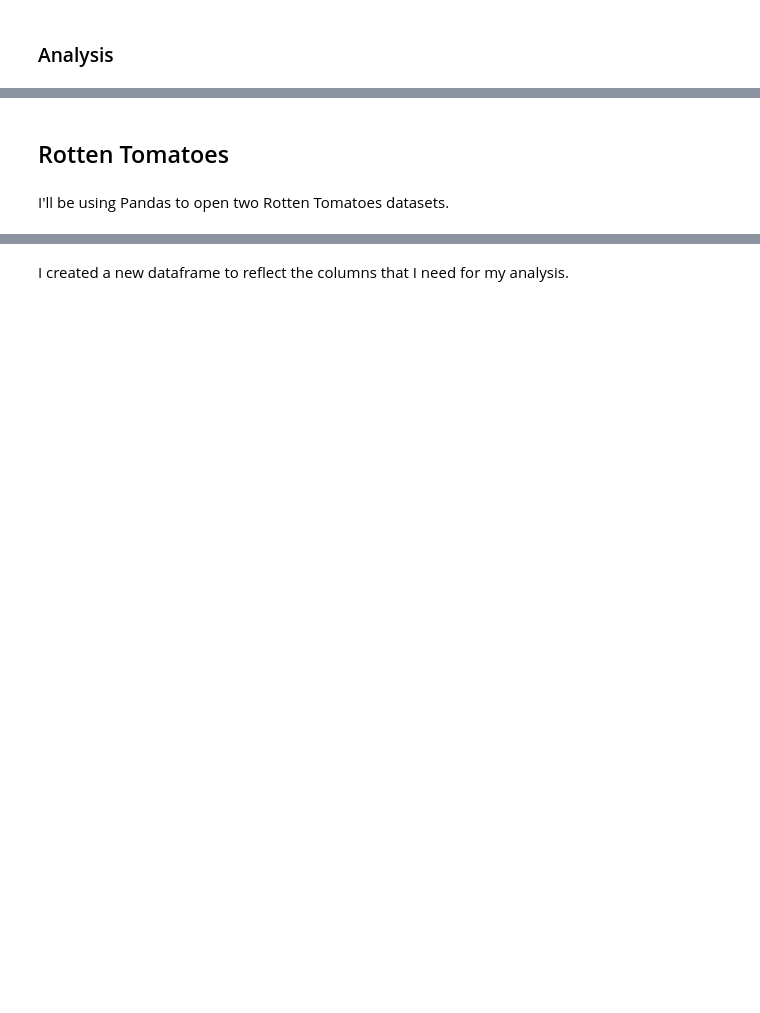
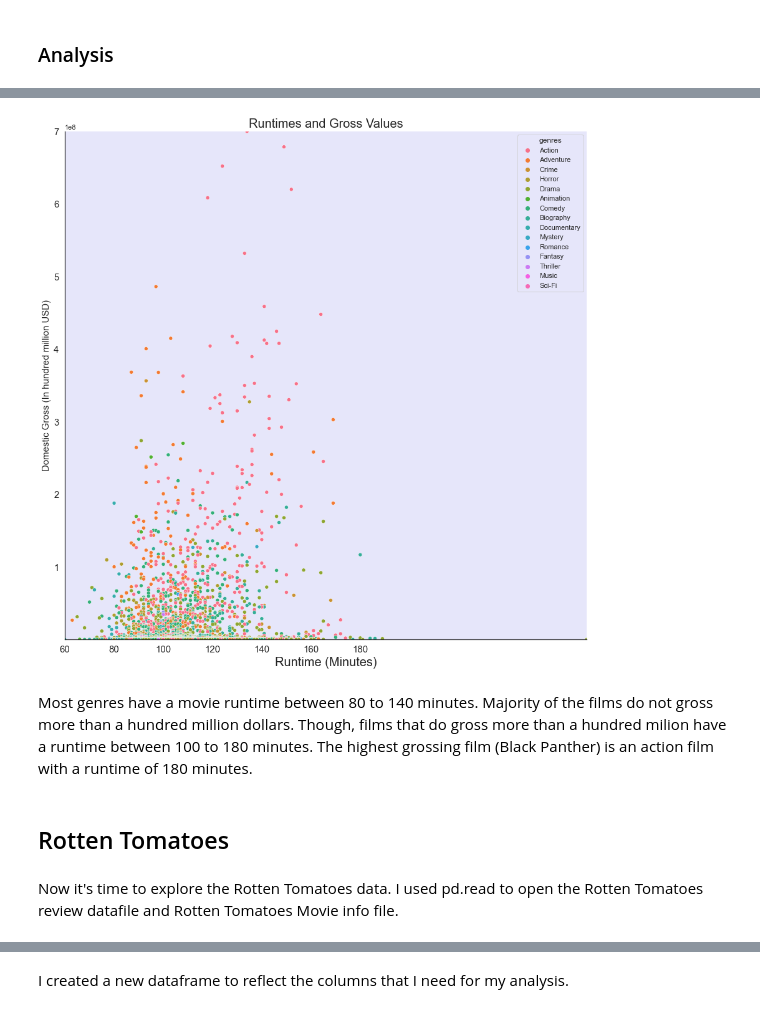
Before and after one commit to bnittalee/Movie_analysis, a Jupyter notebook: Movie_Analysis_Notebook.ipynb, the cells around one changed output, grey strips where cells are left out. Drawn from its saved outputs; the diff is of its cells as text; code cells hidden in the pictures; blank space fills up the shorter version.

```diff
--- a/Movie_Analysis_Notebook.ipynb
+++ b/Movie_Analysis_Notebook.ipynb
@@ -182,0 +224,9 @@ plt.show()
+# %%
+runtimes_gross = pd.read_sql("""
+    SELECT *
+    FROM imdb_runtime_df
+    WHERE runtime_minutes >= 60
+    GROUP BY title_x
+    ORDER BY domestic_gross_x desc;
+        """, conn)
+runtimes_gross
@@ -183,7 +247,32 @@ plt.show()
+# %%
+#set figure and specify plot size
+sns.set_style("white")
+plt.figure(figsize=(15,15))
+
+plt.rcParams['axes.facecolor'] = 'lavender'
+#plot runtime dataframe
+sns.scatterplot(data=runtimes_gross, x="runtime_minutes", y="domestic_gross_x", hue="genres")
+
+#set ticks, labels, and title
+plt.xticks(fontsize=15, fontname='Arial')
+plt.yticks(fontsize=15, fontname='Arial')
+plt.xlabel('Runtime (Minutes)', fontsize=20, fontname='Arial')
+plt.ylabel('Domestic Gross (In hundred million USD)', fontsize=15, fontname='Arial')
+plt.title('Runtimes and Gross Values', fontsize=20, fontname='Arial')
+
+plt.xticks([60, 80, 100, 120, 140, 160, 180])
+plt.margins(x=0, y=0)
+
+sns.despine()
+plt.show()
+# %% [output]
+[figure, added]
+# %% [markdown]
+Most genres have a movie runtime between 80 to 140 minutes. Majority of the films do not gross more than a hundred million dollars. Though, films that do gross more than a hundred milion have a runtime between 100 to 180 minutes. The highest grossing film (Black Panther) is an action film with a runtime of 180 minutes.
 # %% [markdown]
 ## Rotten Tomatoes
-# %% [markdown]
-I'll be using Pandas to open two Rotten Tomatoes datasets.
+# %% [markdown]
+Now it's time to explore the Rotten Tomatoes data. I used pd.read to open the Rotten Tomatoes review datafile and Rotten Tomatoes Movie info file.
 # %%
 rt_reviews = pd.read_csv('rt.reviews.tsv', delimiter="\t", header=0, encoding="unicode_escape'")
 rt_reviews.head(6)
```
Also changed, not shown: parts of 64 cells of this notebook, 5 other files.
